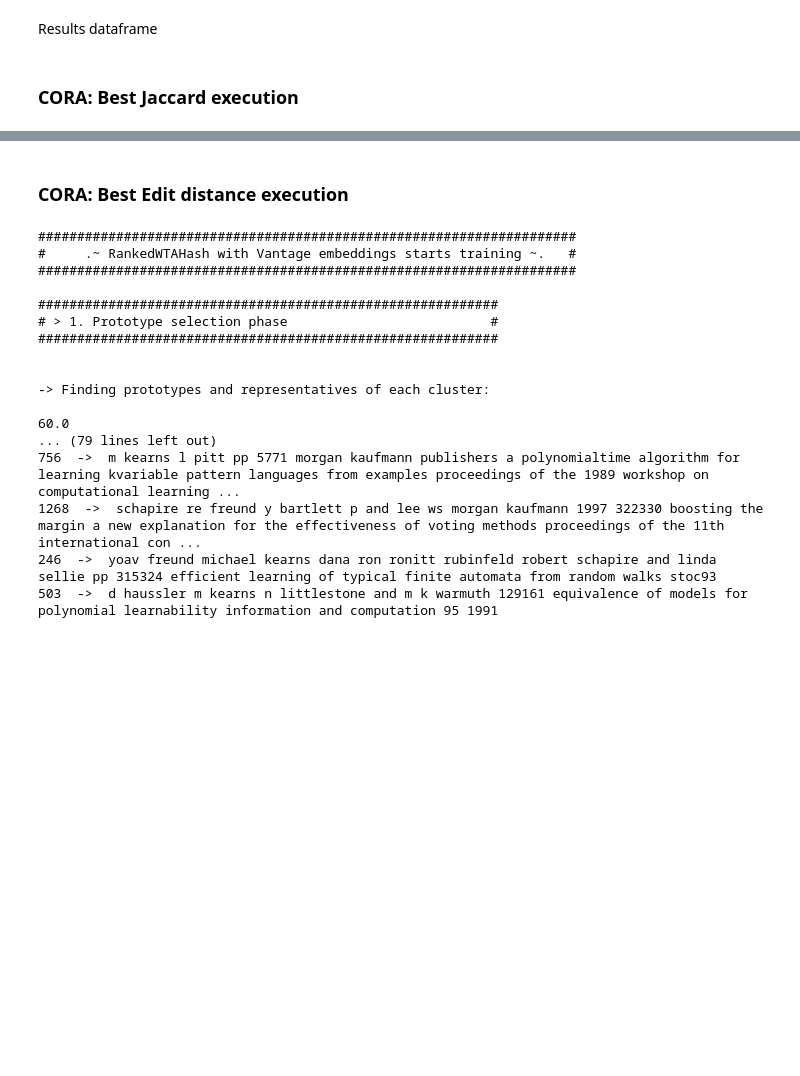
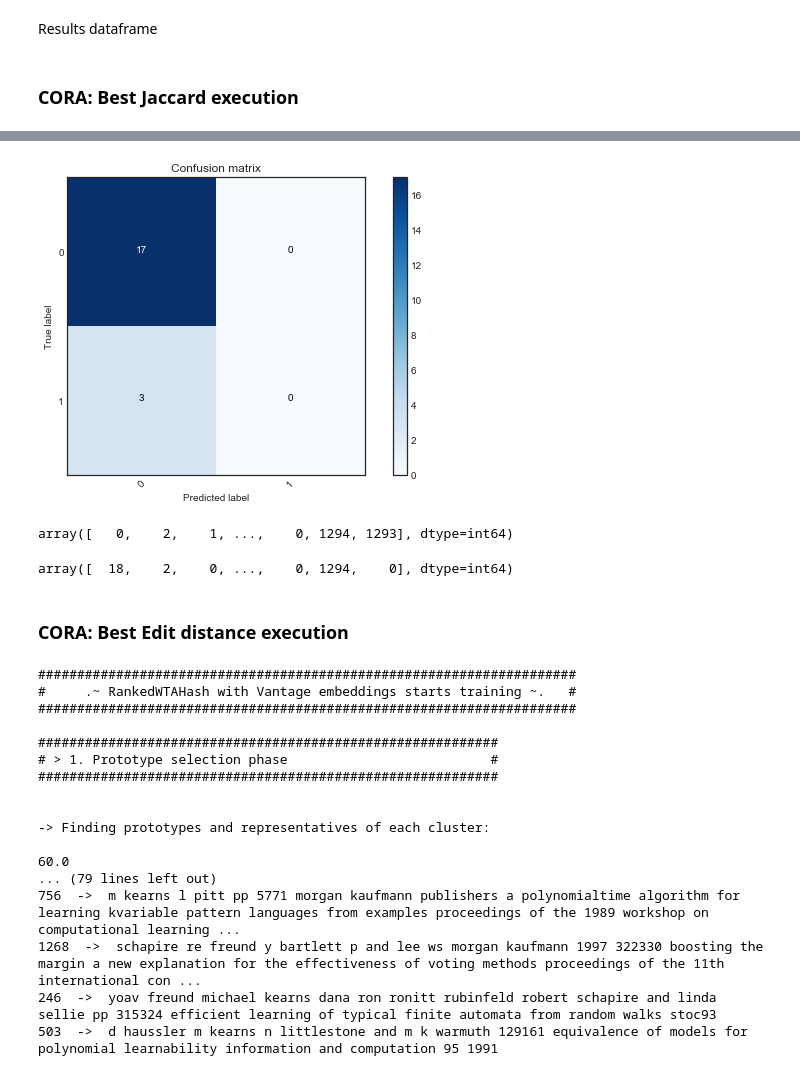
Before and after one commit to Nikoletos-K/WinnER, a Jupyter notebook: EntireDatasetJupyter-Current.ipynb, the cells around one changed output, grey strips where cells are left out. Saved outputs shown, nothing was run; the diff lists cells and outputs as text; code cells hidden in the pictures; blank space fills up the shorter version.

```diff
--- a/EntireDatasetJupyter-Current.ipynb
+++ b/EntireDatasetJupyter-Current.ipynb
@@ -1061,6 +1075,33 @@ def evaluate_cora(predicted_matrix, true_matrix, with_classification_report=True
     return acc,f1,precision,recall
 # %% [markdown]
 ### Jaccard VS Edit distance variance
+# %%
+import itertools
+import sklearn
+
+# Function that creates a confusion matrix
+def create_ConfusionMatrix(confusionMatrix,title):
+    plt.figure(figsize = (8,5))
+    classes = [0,1]
+    cmap = plt.cm.Blues
+    plt.grid(False)
+    plt.imshow(confusionMatrix, interpolation='nearest', cmap=cmap)
+    plt.title(title)
+    plt.colorbar()
+    tick_marks = np.arange(len(classes))
+    plt.xticks(tick_marks, classes, rotation=45)
+    plt.yticks(tick_marks, classes)
+
+    thresh = confusionMatrix.max() / 2.
+    for i, j in itertools.product(range(confusionMatrix.shape[0]), range(confusionMatrix.shape[1])):
+        plt.text(j, i, confusionMatrix[i, j],horizontalalignment="center",color="white" if confusionMatrix[i, j] > thresh else "black")
+
+    plt.tight_layout()
+    plt.ylabel('True label')
+    plt.xlabel('Predicted label')
+    plt.tight_layout()
+    plt.ylim([1.5, -.5])
+    plt.show()
 # %% [markdown]
 #### PCA for the embeddings evaluation
 # %%
@@ -1235,3 +1276,16 @@ Wall time: 1min 18s
+# %%
+cm = sklearn.metrics.confusion_matrix(true_matrix.argmax(axis=1),model.mapping_matrix.argmax(axis=1),labels=[0,1])
+create_ConfusionMatrix(cm,'Confusion matrix')
+# %% [output]
+[figure, added]
+# %%
+true_matrix.argmax(axis=1)
+# %% [output]
+array([   0,    2,    1, ...,    0, 1294, 1293], dtype=int64)
+# %%
+model.mapping_matrix.argmax(axis=1)
+# %% [output]
+array([  18,    2,    0, ...,    0, 1294,    0], dtype=int64)
 # %% [markdown]
 ### CORA: Best Edit distance execution
 # %%
```
Also changed, not shown: parts of 4 cells of this notebook.
